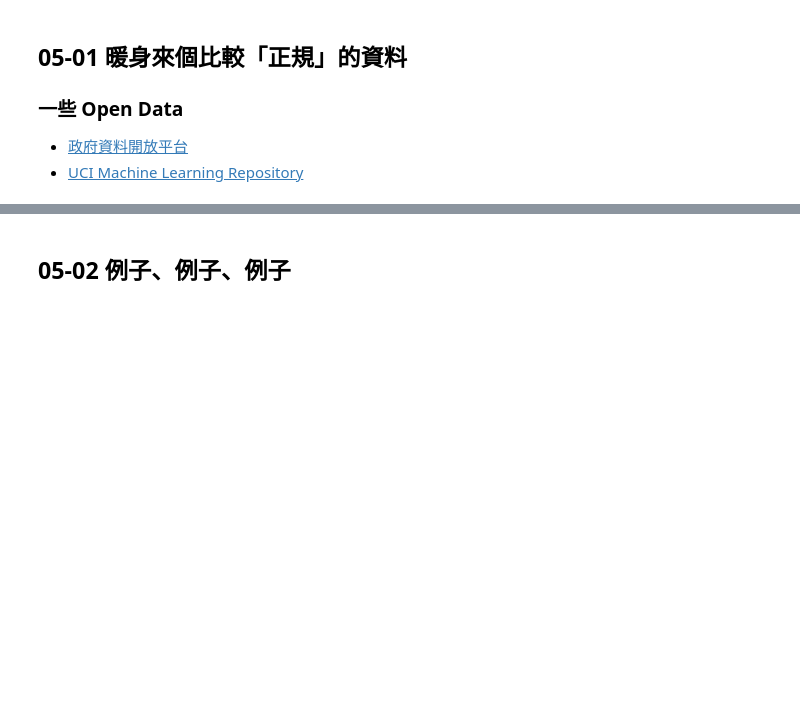
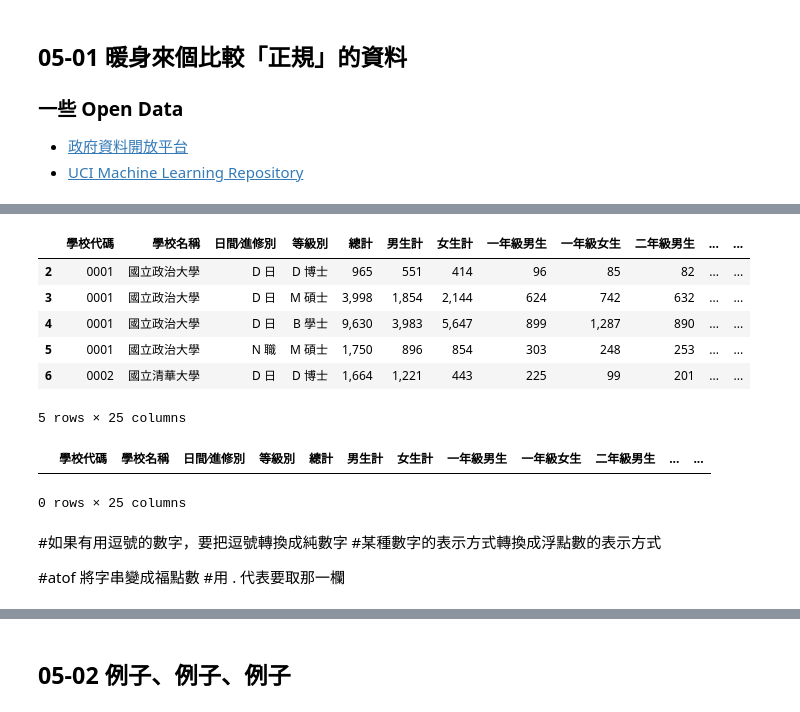
Before and after one commit to nicolesn/python-lab, a Jupyter notebook: 05. Pandas.ipynb, the cells around one changed output, grey strips where cells are left out. Saved outputs shown, nothing was run; the diff lists cells and outputs as text; code cells hidden in the pictures; blank space fills up the shorter version.

```diff
--- a/05. Pandas.ipynb
+++ b/05. Pandas.ipynb
@@ -26,13 +31,4 @@ import matplitlib as mpl
 * [政府資料開放平台](https://data.gov.tw)
 * [UCI Machine Learning Repository](https://archive.ics.uci.edu/ml/index.php)
 # %%
-#政府開放資料平台中的求學資料
-
-df = pd.read_csv('http://stats.moe.gov.tw/files/detail/103/103_student.csv')
-
-#如果有用逗號的數字，要把逗號轉換成純數字
-#某種數字的表示方式轉換成浮點數的表示方式
-
-import locale
-# atof 將字串變成福點數
-#用 . 代表要取那一欄
+df = pd.read_csv('http://stats.moe.gov.tw/files/detail/107/107_student.csv')
@@ -38,0 +65,2 @@ import locale
+# %%
+colnames = df.loc[1].values
@@ -38,0 +69,2 @@ import locale
+# %%
+df = df[2:]
@@ -38,0 +81,12 @@ import locale
+# %%
+df.columns = colnames
+# %%
+df.head()
+# %% [output]
+|  | 學校代碼 | 學校名稱 | 日間∕進修別 | 等級別 | 總計 | 男生計 | 女生計 | 一年級男生 | 一年級女生 | 二年級男生 | ... | ... |
+| 2 | 0001 | 國立政治大學 | D 日 | D 博士 | 965 | 551 | 414 | 96 | 85 | 82 | ... | ... |
+| 3 | 0001 | 國立政治大學 | D 日 | M 碩士 | 3,998 | 1,854 | 2,144 | 624 | 742 | 632 | ... | ... |
+| 4 | 0001 | 國立政治大學 | D 日 | B 學士 | 9,630 | 3,983 | 5,647 | 899 | 1,287 | 890 | ... | ... |
+| 5 | 0001 | 國立政治大學 | N 職 | M 碩士 | 1,750 | 896 | 854 | 303 | 248 | 253 | ... | ... |
+| 6 | 0002 | 國立清華大學 | D 日 | D 博士 | 1,664 | 1,221 | 443 | 225 | 99 | 201 | ... | ... |
+5 rows × 25 columns
@@ -39,3 +95,14 @@ import locale
+# %%
+undergraduate.head()
+# %% [output]
+|  | 學校代碼 | 學校名稱 | 日間∕進修別 | 等級別 | 總計 | 男生計 | 女生計 | 一年級男生 | 一年級女生 | 二年級男生 | ... | ... |
+0 rows × 25 columns
+# %% [markdown]
+#如果有用逗號的數字，要把逗號轉換成純數字
+#某種數字的表示方式轉換成浮點數的表示方式
+
+#atof 將字串變成福點數
+#用 . 代表要取那一欄
 # %% [markdown]
 ![view 和 copy](images/pandas_view_copy.png)
 
```
Also changed, not shown: parts of 9 cells of this notebook, 4 other files.
